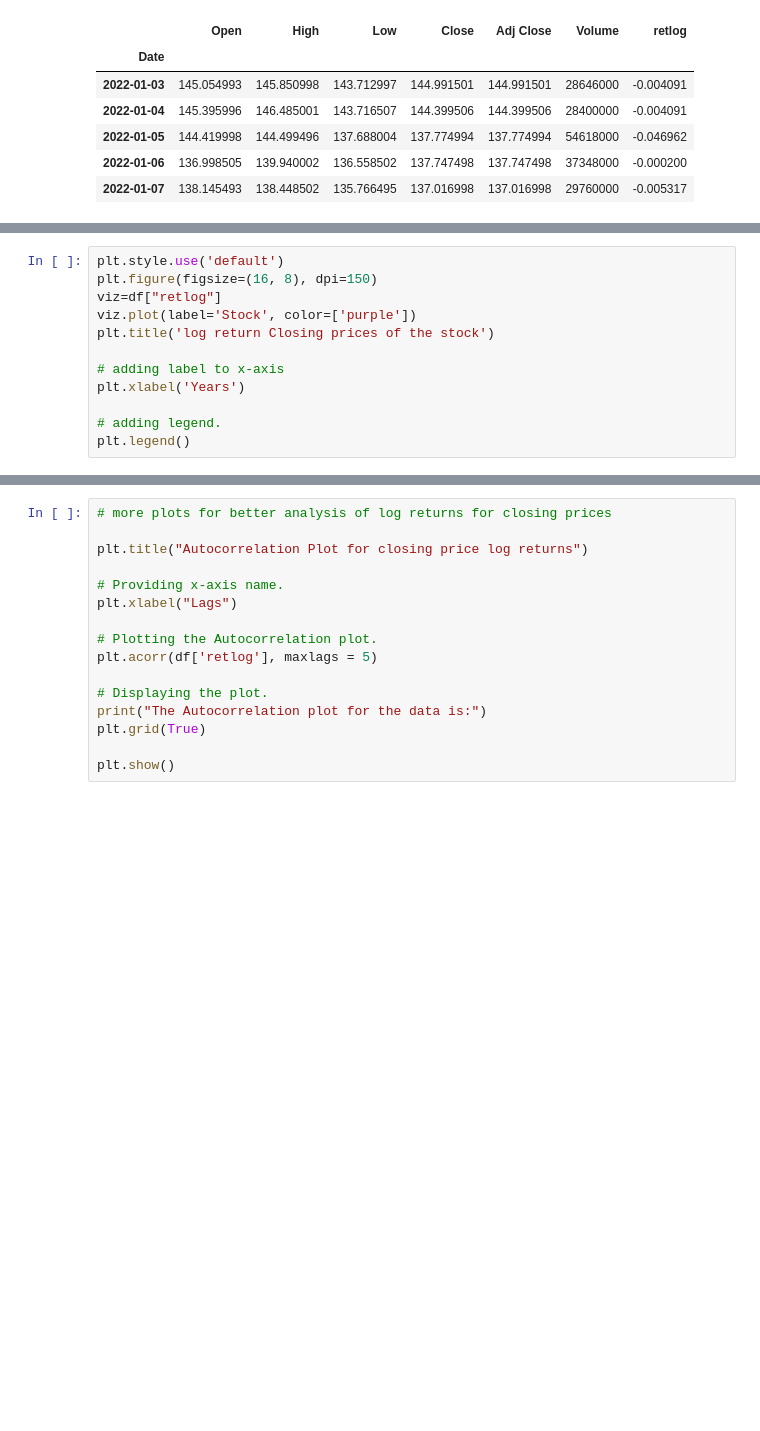
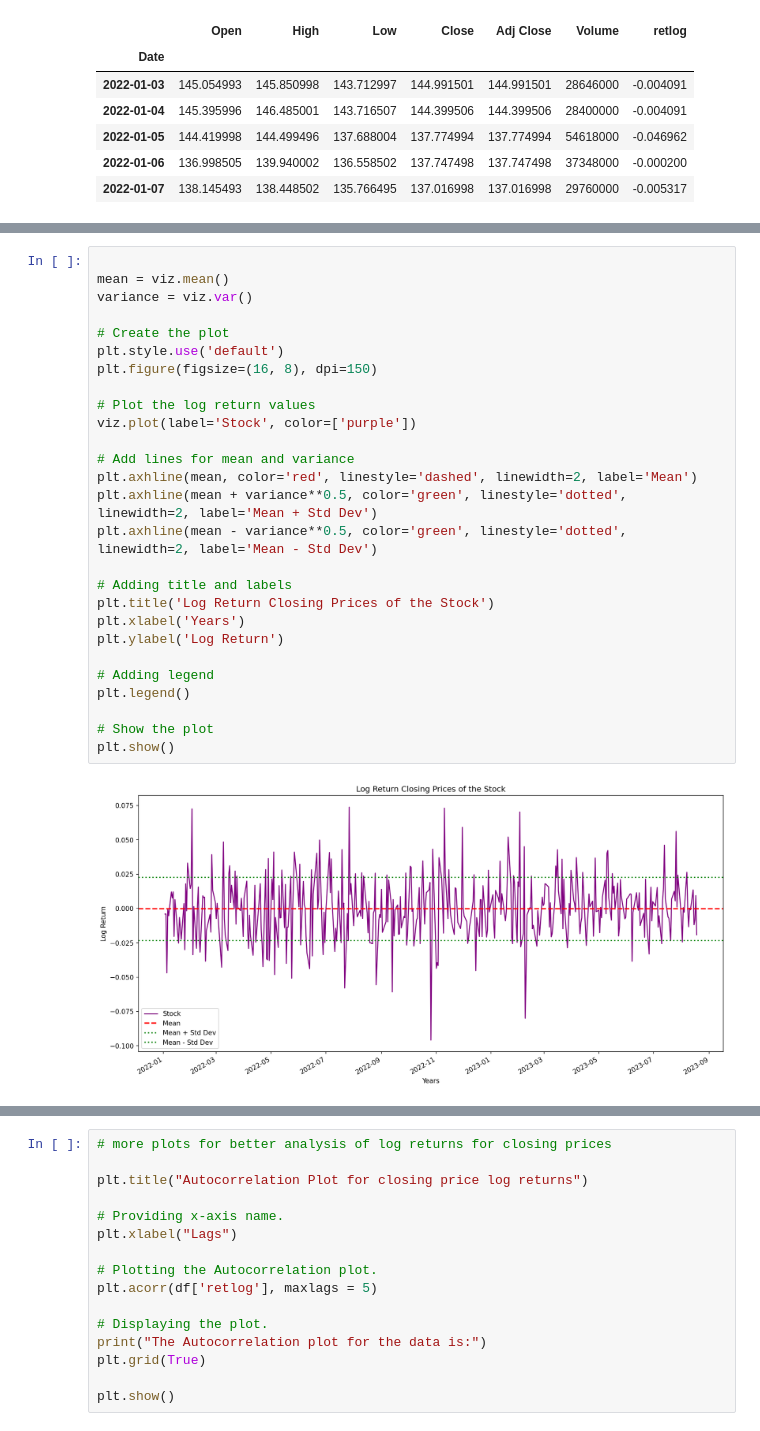
Before and after one commit to Srijan0519/All-Projects, a Jupyter notebook: financial_data_analysis.ipynb, the cells around one changed output, grey strips where cells are left out. Saved outputs shown, nothing was run; the diff lists cells and outputs as text; blank space fills up the shorter version.

```diff
--- a/financial_data_analysis.ipynb
+++ b/financial_data_analysis.ipynb
@@ -278,12 +292,0 @@ Text(0.5, 1.0, 'Q-Q plot')
-# %%
-plt.style.use('default')
-plt.figure(figsize=(16, 8), dpi=150)
-viz=df["retlog"]
-viz.plot(label='Stock', color=['purple'])
-plt.title('log return Closing prices of the stock')
-
-# adding label to x-axis
-plt.xlabel('Years')
-
-# adding legend.
-plt.legend()
@@ -292,0 +299,29 @@ plt.legend()
+# %%
+
+mean = viz.mean()
+variance = viz.var()
+
+# Create the plot
+plt.style.use('default')
+plt.figure(figsize=(16, 8), dpi=150)
+
+# Plot the log return values
+viz.plot(label='Stock', color=['purple'])
+
+# Add lines for mean and variance
+plt.axhline(mean, color='red', linestyle='dashed', linewidth=2, label='Mean')
+plt.axhline(mean + variance**0.5, color='green', linestyle='dotted', linewidth=2, label='Mean + Std Dev')
+plt.axhline(mean - variance**0.5, color='green', linestyle='dotted', linewidth=2, label='Mean - Std Dev')
+
+# Adding title and labels
+plt.title('Log Return Closing Prices of the Stock')
+plt.xlabel('Years')
+plt.ylabel('Log Return')
+
+# Adding legend
+plt.legend()
+
+# Show the plot
+plt.show()
+# %% [output]
+[figure, added]
```
Also changed, not shown: parts of 10 cells of this notebook.
